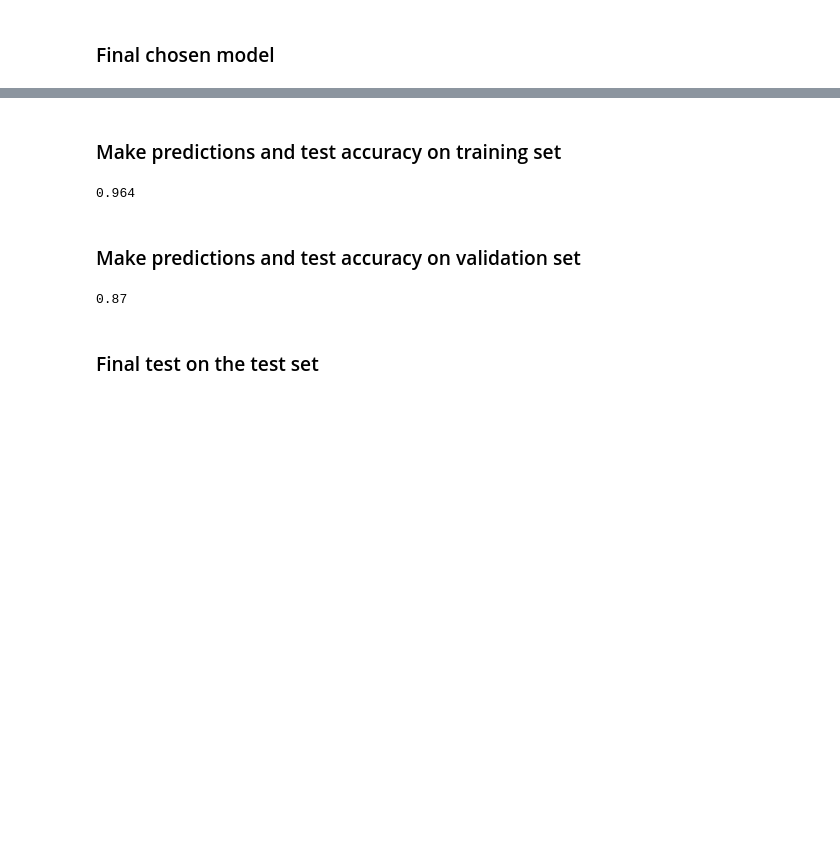
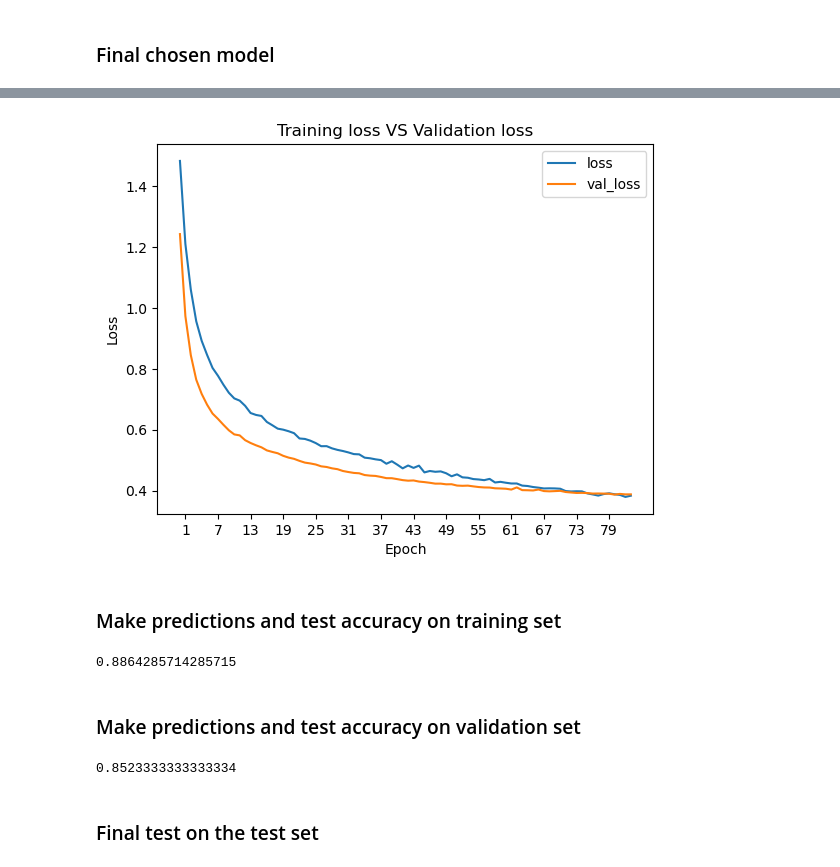
Before and after one commit to ImBrun/shiny-fiesta-ML, a Jupyter notebook: Original_Code/NeuralNetwork_Final.ipynb, the cells around one changed output, grey strips where cells are left out. Saved outputs shown, nothing was run; the diff lists cells and outputs as text; code cells hidden in the pictures; blank space fills up the shorter version.

```diff
--- a/Original_Code/NeuralNetwork_Final.ipynb
+++ b/Original_Code/NeuralNetwork_Final.ipynb
@@ -75,8 +76,6 @@ model = Sequential([
 ])
 
 model.compile(loss=SparseCategoricalCrossentropy(from_logits=True),
-              optimizer=Adam(learning_rate=1e-3),
+              optimizer=Adam(learning_rate=(1e-5)*3),
               metrics=["accuracy"]
              )
-
-model.fit(X_train, y_train, epochs=100, validation_data=(X_val, y_val))
@@ -101,0 +82,4 @@ Epoch 100/100
+# %%
+callbacks = [EarlyStopping(patience=3, monitor="val_loss", restore_best_weights=True)]
+# %%
+history = model.fit(X_train, y_train, epochs=100, validation_data=(X_val, y_val), callbacks=callbacks)
@@ -102,3 +104,13 @@ Epoch 100/100
+# %%
+metrics_df = pd.DataFrame(history.history)
+# %%
+metrics_df[["loss","val_loss"]].plot()
+plt.xticks(list(range(1,85,6)))
+plt.xlabel("Epoch")
+plt.ylabel("Loss")
+plt.title("Training loss VS Validation loss");
+# %% [output]
+[figure, added]
 # %% [markdown]
 ### Make predictions and test accuracy on training set
 # %%
@@ -109,7 +121,7 @@ probs_np2 = tf.make_ndarray(probs_train2)
 y_pred2 = np.argmax(probs_np2, axis=1)
 accuracy_score(y_pred2, y_train)
 # %% [output]
-0.964
+0.8864285714285715
 # %% [markdown]
 ### Make predictions and test accuracy on validation set
 # %%
@@ -120,7 +132,7 @@ probs_np_val2 = tf.make_ndarray(probs_val2)
 y_pred_val2 = np.argmax(probs_np_val2, axis=1)
 accuracy_score(y_pred_val2, y_val)
 # %% [output]
-0.87
+0.8523333333333334
 # %% [markdown]
 ### Final test on the test set
 # %%
```
Also changed, not shown: parts of 4 cells of this notebook, 1 other file.
